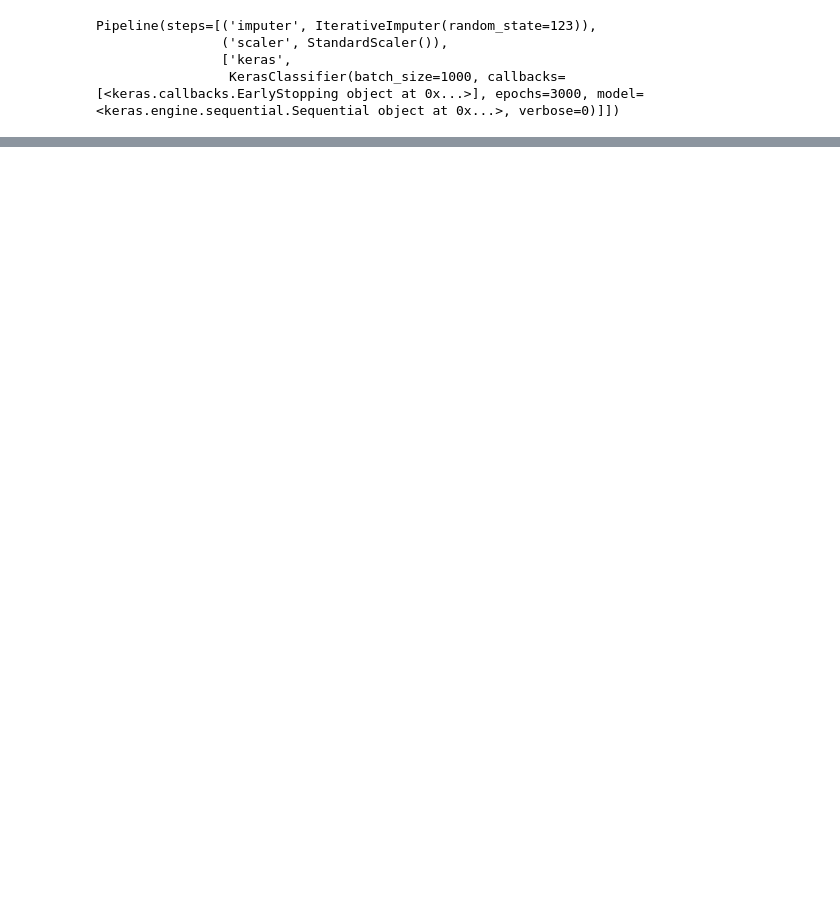
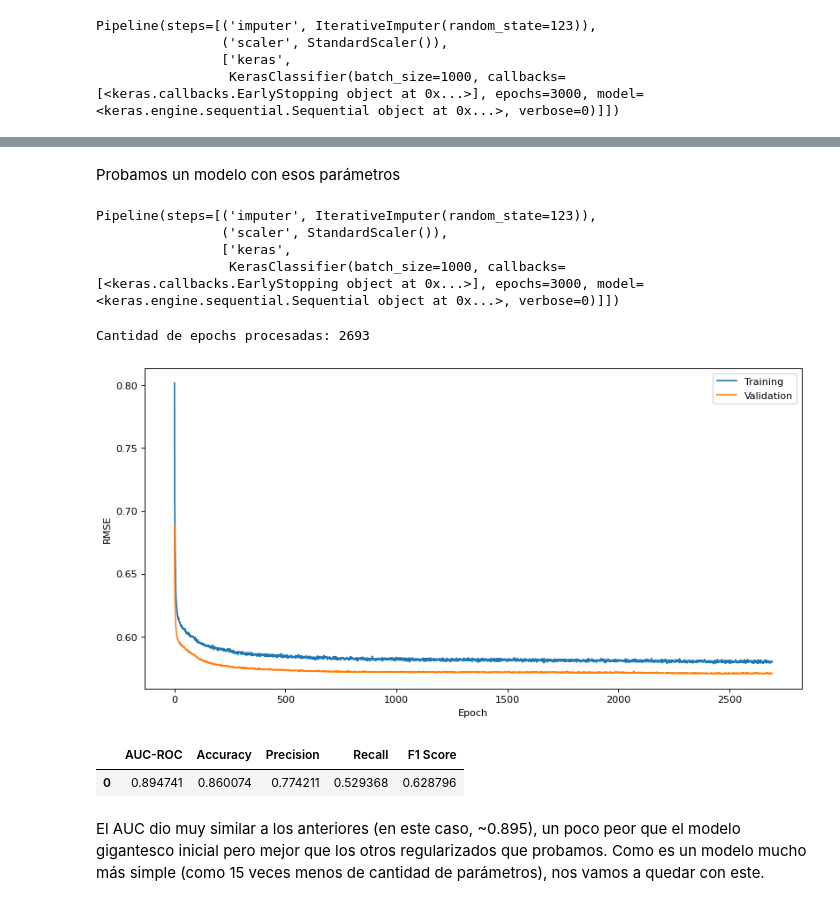
Before and after one commit to fdelu/orga-de-datos, a Jupyter notebook: parte_2/NeuralNetwork.ipynb, the cells around one changed output, grey strips where cells are left out. Saved outputs shown, nothing was run; the diff lists cells and outputs as text; code cells hidden in the pictures; blank space fills up the shorter version.

```diff
--- a/parte_2/NeuralNetwork.ipynb
+++ b/parte_2/NeuralNetwork.ipynb
@@ -419,0 +532,33 @@ Dio un poco peor que el anterior en cuanto a AUC-ROC.
+# %% [markdown]
+Probamos un modelo con esos parámetros
+# %%
+pipe.fit(X_train)
+X_test_mod = pipe.transform(X_test)
+# %%
+early_stop = EarlyStopping(monitor = "val_auc", mode = "max", patience = 200, restore_best_weights = True)
+
+pipe.steps.append(['keras', KerasClassifier(get_model(20, 8, 'sigmoid', 'relu', 0.00001), batch_size = 1000, epochs = 3000, callbacks = [early_stop],
+                                           verbose = 0)])
+# %%
+pipe.fit(X_train, Y_train, keras__validation_data=(X_test_mod, Y_test))
+# %% [output]
+Pipeline(steps=[('imputer', IterativeImputer(random_state=123)),
+                ('scaler', StandardScaler()),
+                ['keras',
+                 KerasClassifier(batch_size=1000, callbacks=[<keras.callbacks.EarlyStopping object at 0x...>], epochs=3000, model=<keras.engine.sequential.Sequential object at 0x...>, verbose=0)]])
+# %%
+history = pipe.named_steps['keras'].history_
+print(f"Cantidad de epochs procesadas: {len(history['loss'])}")
+# %% [output]
+Cantidad de epochs procesadas: 2693
+# %%
+plot_rmse(history)
+# %% [output]
+[figure, added]
+# %%
+metrics_table(pipe, X_test, Y_test)
+# %% [output]
+|  | AUC-ROC | Accuracy | Precision | Recall | F1 Score |
+| 0 | 0.894741 | 0.860074 | 0.774211 | 0.529368 | 0.628796 |
+# %% [markdown]
+El AUC dio muy similar a los anteriores (en este caso, ~0.895), un poco peor que el modelo gigantesco inicial pero mejor que los otros regularizados que probamos. Como es un modelo mucho más simple (como 15 veces menos de cantidad de parámetros), nos vamos a quedar con este.
```
Also changed, not shown: parts of 33 cells of this notebook, 1 other file.
